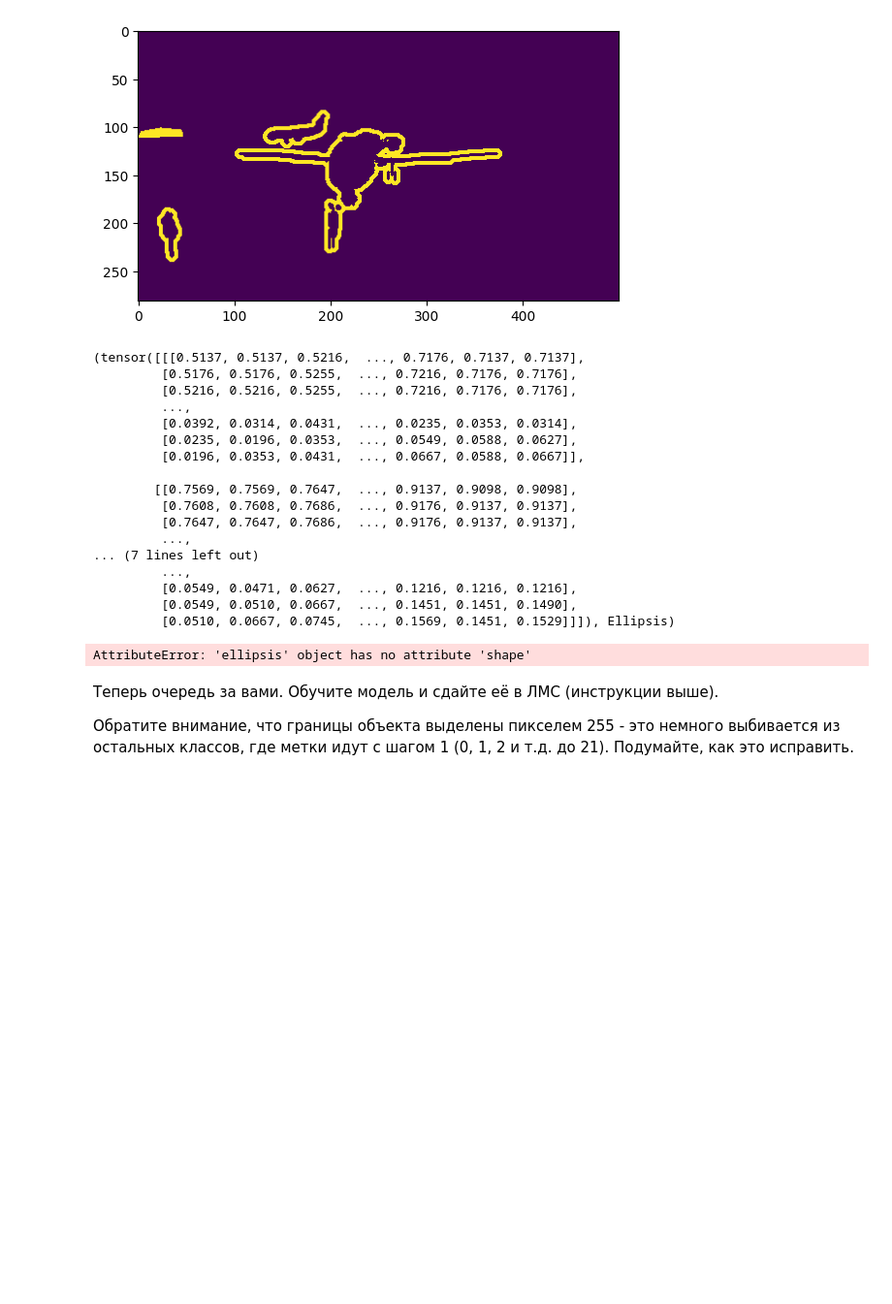
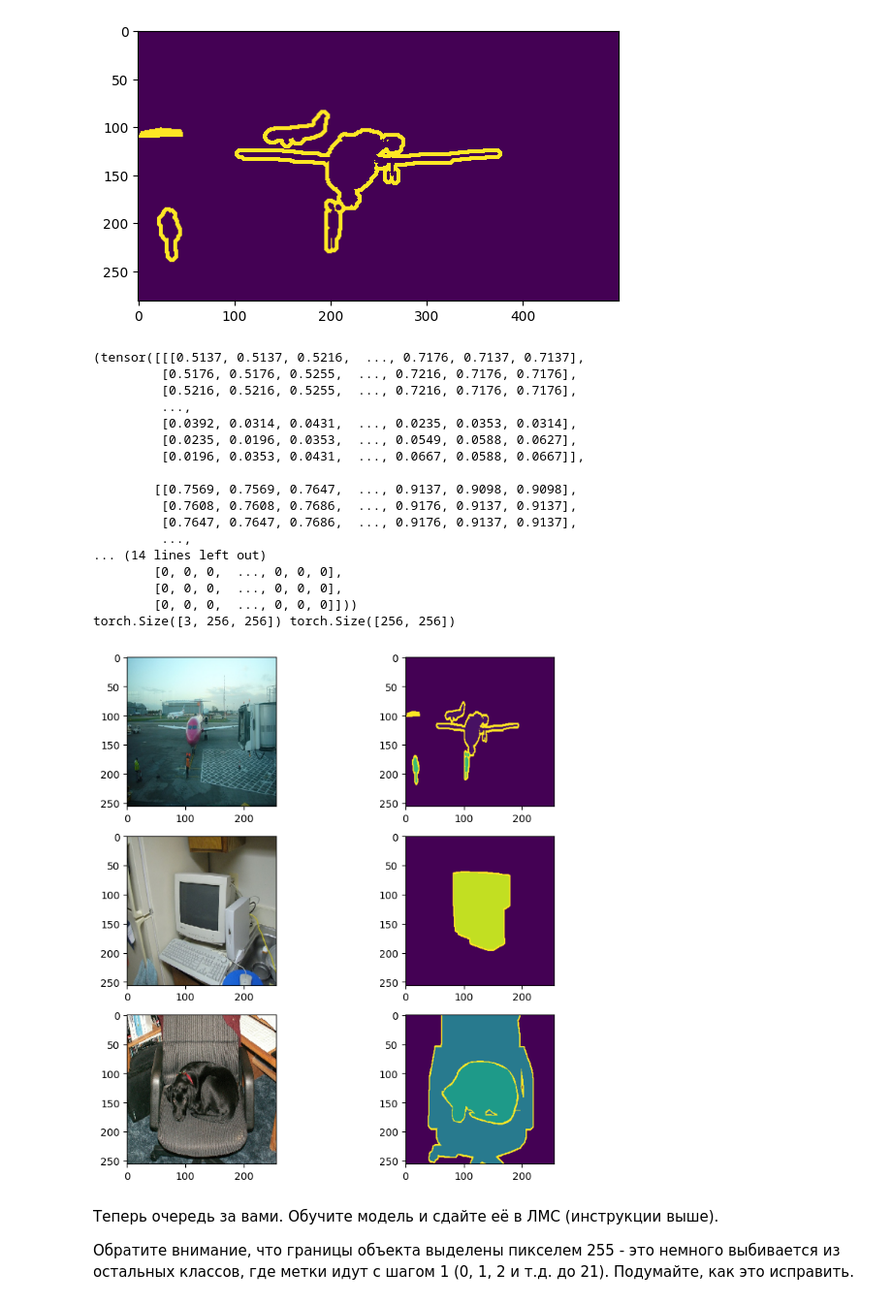
Before and after one commit to apoctol/DL_NLP_Course, a Jupyter notebook: lesson_5/hw-student.ipynb, the cells around one changed output. Shown at 97% size. Cells and saved outputs as stored; diff of their text form; code cells hidden in the pictures; blank space fills up the shorter version.

```diff
--- a/lesson_5/hw-student.ipynb
+++ b/lesson_5/hw-student.ipynb
@@ -70,3 +104,24 @@ plt.imshow(np.where(np.array(dataset[0][1]) == 255, 1, 0))
+# %%
+def load_voc_dataset(split: tp.Literal["train", "val", "test"]):
+    transforms = A.Compose([
+        A.Resize(img_size, img_size, interpolation=cv2.INTER_NEAREST),
+        A.Lambda(image=preprocess_image, mask=preprocess_mask),
+        ToTensorV2()
+    ])
+
+    transform_func = partial(apply_transforms, transforms=transforms)
+
+    dataset = VOCSegmentation(
+        root="./data",
+        year="2012",
+        image_set=split,
+        download=not Path("./data").exists(),
+        transforms=transform_func
+    )
+    return dataset
+
+train_dataset = load_voc_dataset("train")
+val_dataset = load_voc_dataset("val")
 # %%
 n_classes, img_size = 22, 256
 
@@ -80,10 +135,18 @@ def load_voc_dataset(split: tp.Literal["train", "val", "test"]):
                 # Нормализуем изображение в отрезок [0, 1]
                 image=lambda image, **_: image / 255.0,
                 # Сделайте так, чтобы все классы шли друг от друга с шагом 1 (подумайте, что делать с классом 255)
-                mask=lambda mask, **_: ...,
+                mask=lambda mask, **_: rework_mask(mask)
             ),
         ]
     )
+
+    def rework_mask(mask):
+
+        mask = np.array(mask)
+        mask = mask.astype(np.int64)
+        mask[mask == 255] = n_classes
+
+        return torch.from_numpy(mask)
 
     def _transform(image, mask):
         # Конвертируем из PIL формата в np.array за счет np.array(image).
@@ -101,39 +164,39 @@ def load_voc_dataset(split: tp.Literal["train", "val", "test"]):
         transforms=_transform,
     )
     return dataset
 
 
 train_dataset = load_voc_dataset("train")
 val_dataset = load_voc_dataset("val")
 print(train_dataset[0])
 print(train_dataset[0][0].shape, train_dataset[0][1].shape)
 
 # Отрисовка изображения и маски
 fig, ax = plt.subplots(3, 2, figsize=(9, 9))
 for i in range(3):
     img, mask = train_dataset[i]
     ax[i][0].imshow(img.permute(1, 2, 0).numpy())
     ax[i][1].imshow(mask.numpy())
 fig.show();
 # %% [output]
 (tensor([[[0.5137, 0.5137, 0.5216,  ..., 0.7176, 0.7137, 0.7137],
          [0.5176, 0.5176, 0.5255,  ..., 0.7216, 0.7176, 0.7176],
          [0.5216, 0.5216, 0.5255,  ..., 0.7216, 0.7176, 0.7176],
          ...,
          [0.0392, 0.0314, 0.0431,  ..., 0.0235, 0.0353, 0.0314],
          [0.0235, 0.0196, 0.0353,  ..., 0.0549, 0.0588, 0.0627],
          [0.0196, 0.0353, 0.0431,  ..., 0.0667, 0.0588, 0.0667]],
 
         [[0.7569, 0.7569, 0.7647,  ..., 0.9137, 0.9098, 0.9098],
          [0.7608, 0.7608, 0.7686,  ..., 0.9176, 0.9137, 0.9137],
          [0.7647, 0.7647, 0.7686,  ..., 0.9176, 0.9137, 0.9137],
          ...,
-... (7 lines left out)
-         ...,
-         [0.0549, 0.0471, 0.0627,  ..., 0.1216, 0.1216, 0.1216],
-         [0.0549, 0.0510, 0.0667,  ..., 0.1451, 0.1451, 0.1490],
-         [0.0510, 0.0667, 0.0745,  ..., 0.1569, 0.1451, 0.1529]]]), Ellipsis)
+... (14 lines left out)
+        [0, 0, 0,  ..., 0, 0, 0],
+        [0, 0, 0,  ..., 0, 0, 0],
+        [0, 0, 0,  ..., 0, 0, 0]]))
+torch.Size([3, 256, 256]) torch.Size([256, 256])
-AttributeError: 'ellipsis' object has no attribute 'shape'
+[figure, added]
 # %% [markdown]
 Теперь очередь за вами.
 Обучите модель и сдайте её в ЛМС (инструкции выше).
```
Also changed, not shown: parts of 29 cells of this notebook, 3 other files.
